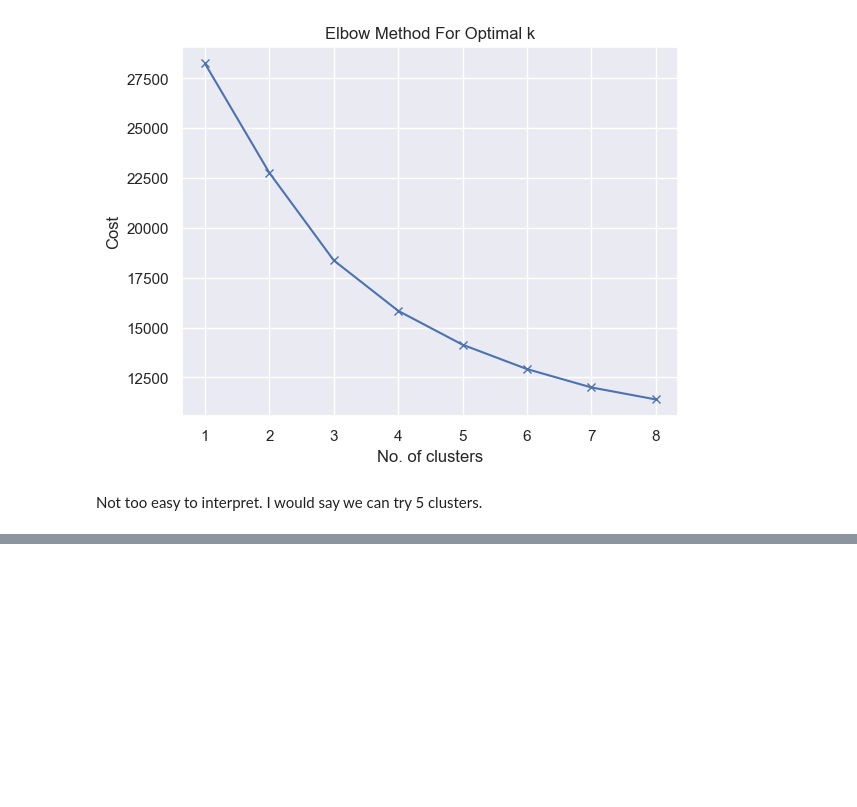
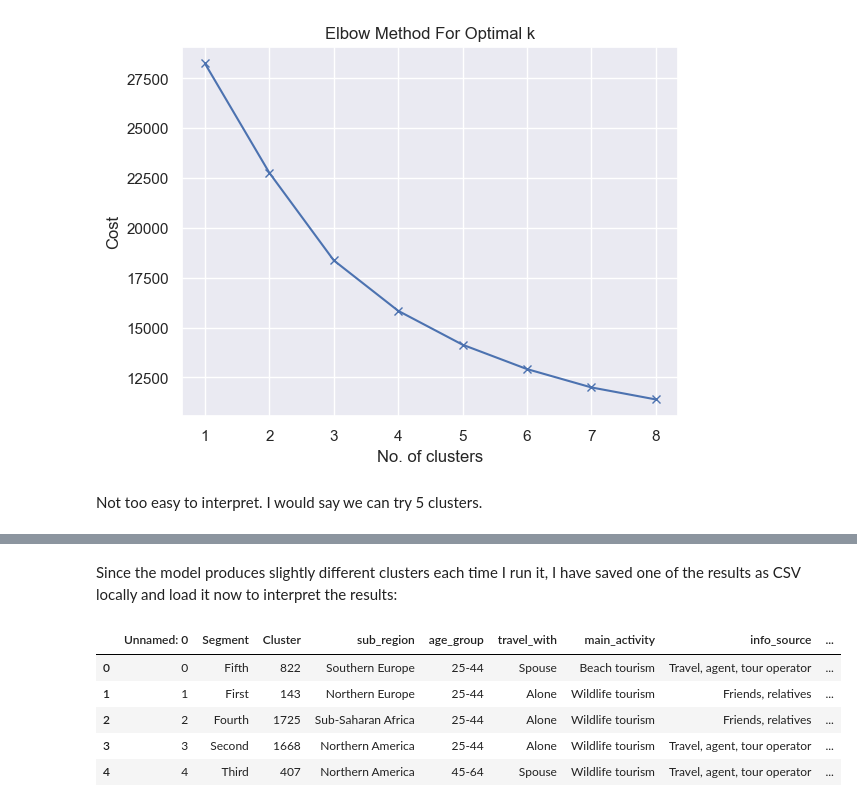
Before and after one commit to scheinmensch/Tanzania_Tourism_Prediction, a Jupyter notebook: EDA.ipynb, the cells around one changed output, grey strips where cells are left out. Cells and saved outputs as stored; diff of their text form; code cells hidden in the pictures; blank space fills up the shorter version.

Commit message:
added some comments, interpretation of clusters, conclusion, shortened get_regions part

```diff
--- a/EDA.ipynb
+++ b/EDA.ipynb
@@ -1209,0 +1194,13 @@ cluster_5
+# %% [markdown]
+Since the model produces slightly different clusters each time I run it, I have saved one of the results as CSV locally and load it now to interpret the results:
+# %%
+final_clusters = pd.read_csv('5cluster.csv')
+# %%
+final_clusters
+# %% [output]
+|  | Unnamed: 0 | Segment | Cluster | sub_region | age_group | travel_with | main_activity | info_source | ... |
+| 0 | 0 | Fifth | 822 | Southern Europe | 25-44 | Spouse | Beach tourism | Travel, agent, tour operator | ... |
+| 1 | 1 | First | 143 | Northern Europe | 25-44 | Alone | Wildlife tourism | Friends, relatives | ... |
+| 2 | 2 | Fourth | 1725 | Sub-Saharan Africa | 25-44 | Alone | Wildlife tourism | Friends, relatives | ... |
+| 3 | 3 | Second | 1668 | Northern America | 25-44 | Alone | Wildlife tourism | Travel, agent, tour operator | ... |
+| 4 | 4 | Third | 407 | Northern America | 45-64 | Spouse | Wildlife tourism | Travel, agent, tour operator | ... |
```
Also changed, not shown: parts of 10 cells of this notebook.
